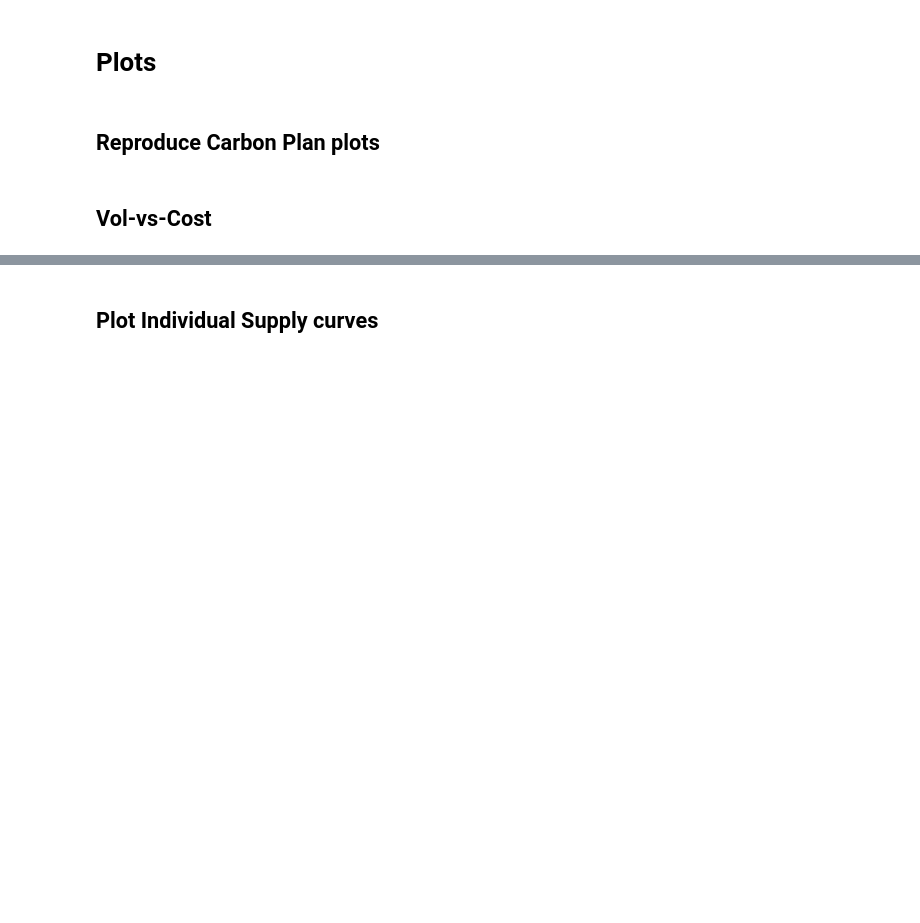
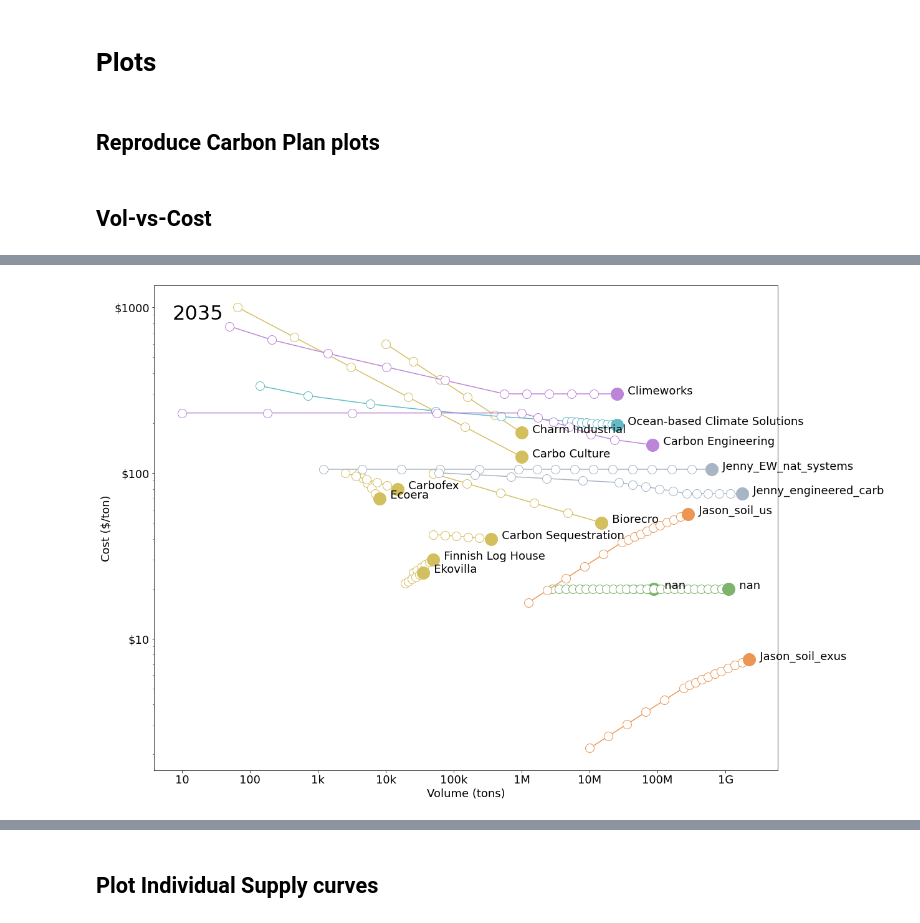
Before and after one commit to yosinski/CDR-Supply-Cost-Curve, a Jupyter notebook: python/210412_carbonplan.ipynb, the cells around one changed output, grey strips where cells are left out. Cells and saved outputs as stored; diff of their text form; code cells hidden in the pictures; blank space fills up the shorter version.

```diff
--- a/python/210412_carbonplan.ipynb
+++ b/python/210412_carbonplan.ipynb
@@ -165,0 +246,9 @@ for pt in primary_tags:
+# %%
+# Get selector the prefers "aggregate" grouping but falls back to "company" if not available
+
+sel_prefer_aggregate = False & df.valid_vc    # Initially select nothing
+for pt, groups in projection_groups.items():
+    which_group = 'aggregate' if 'aggregate' in groups else 'company'
+    sel_this = (df.pt == pt) & (df.projection_group == which_group)
+    print('%16s: selected %3d entries from group %s' % (pt, sel_this.sum(), which_group))
+    sel_prefer_aggregate |= sel_this
@@ -297,0 +454,8 @@ for year in range(first_year, last_year + 1):
+# %%
+# Plot data to last year. Aggregate version.
+figsize(18,12)
+sel = (df.valid_vc & sel_prefer_aggregate)
+year = last_year
+plot_vc_to_time(df[sel], end=year)
+# %% [output]
+[figure, added]
```
Also changed, not shown: parts of 49 cells of this notebook, 2 other files.
